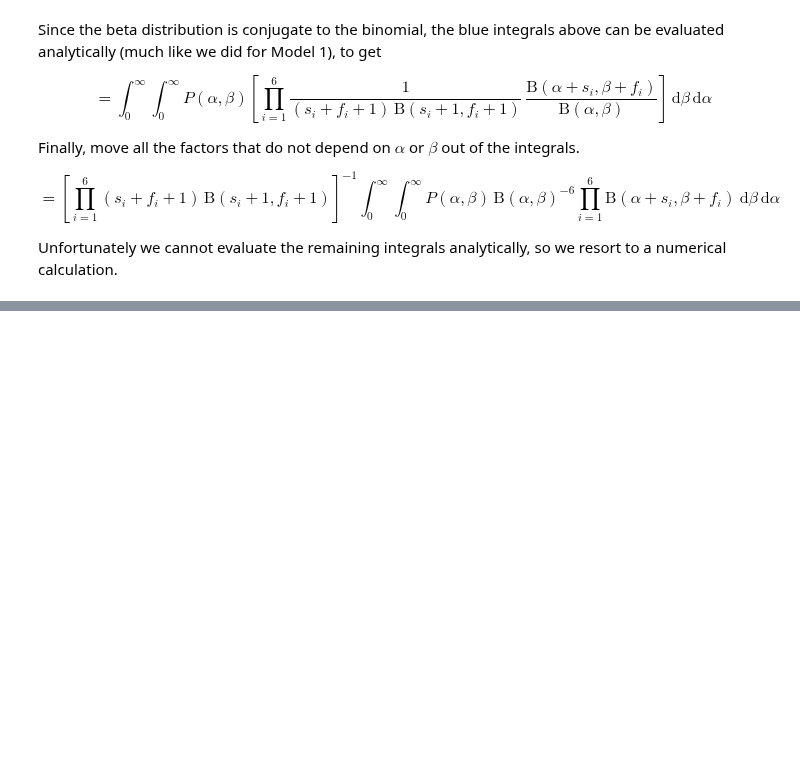
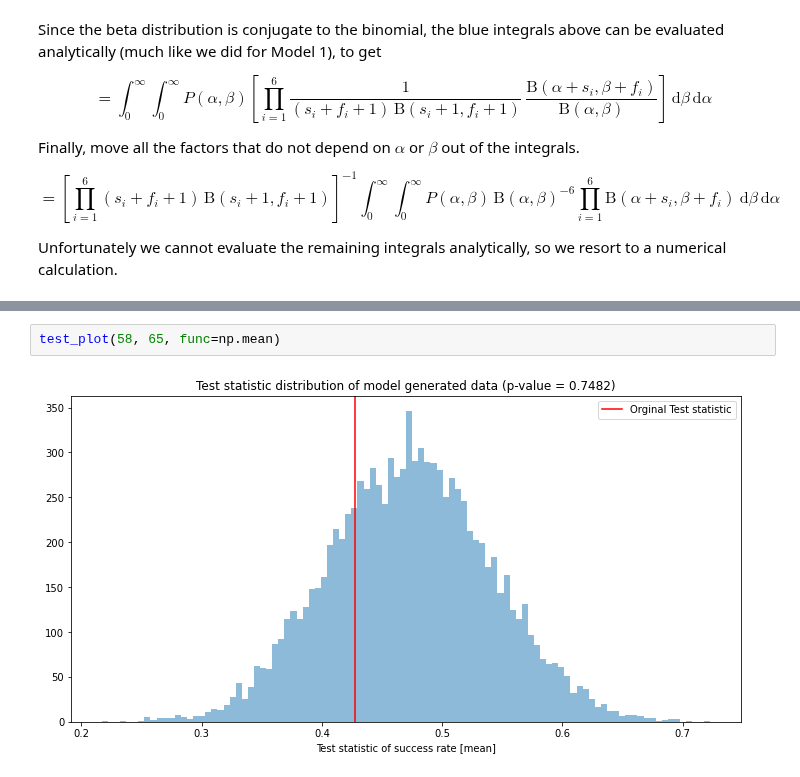
Before and after one commit to Inventrohyder/cs146, a Jupyter notebook: Assignments/assignment-4/notebook.ipynb, the cells around one changed output, grey strips where cells are left out. Drawn from its saved outputs; the diff is of its cells as text; blank space fills up the shorter version.

```diff
--- a/Assignments/assignment-4/notebook.ipynb
+++ b/Assignments/assignment-4/notebook.ipynb
@@ -251,0 +173,4 @@ def test(a: int, b: int, data: list, size: int = 1000):
+# %%
+test_plot(58, 65, func=np.mean)
+# %% [output]
+[figure, added]
```
Also changed, not shown: parts of 26 cells of this notebook.
